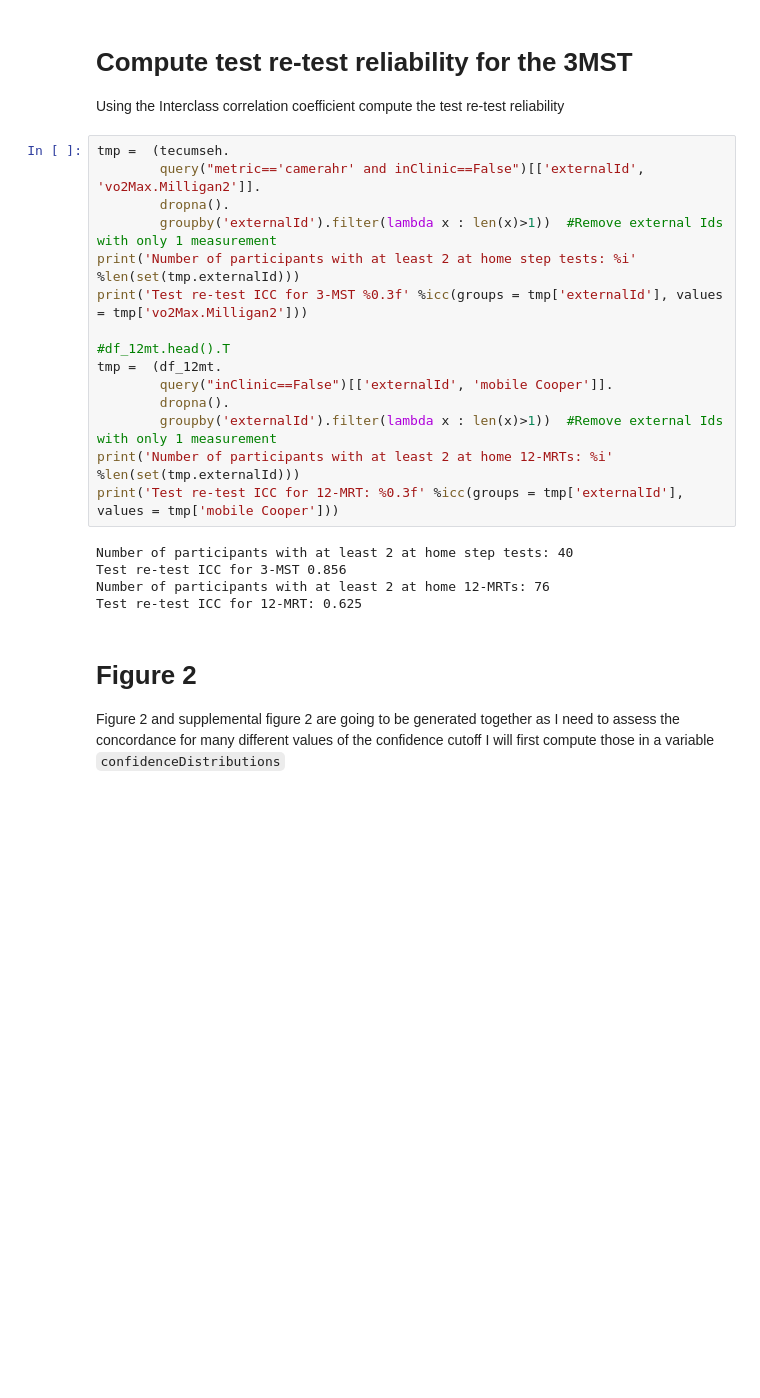
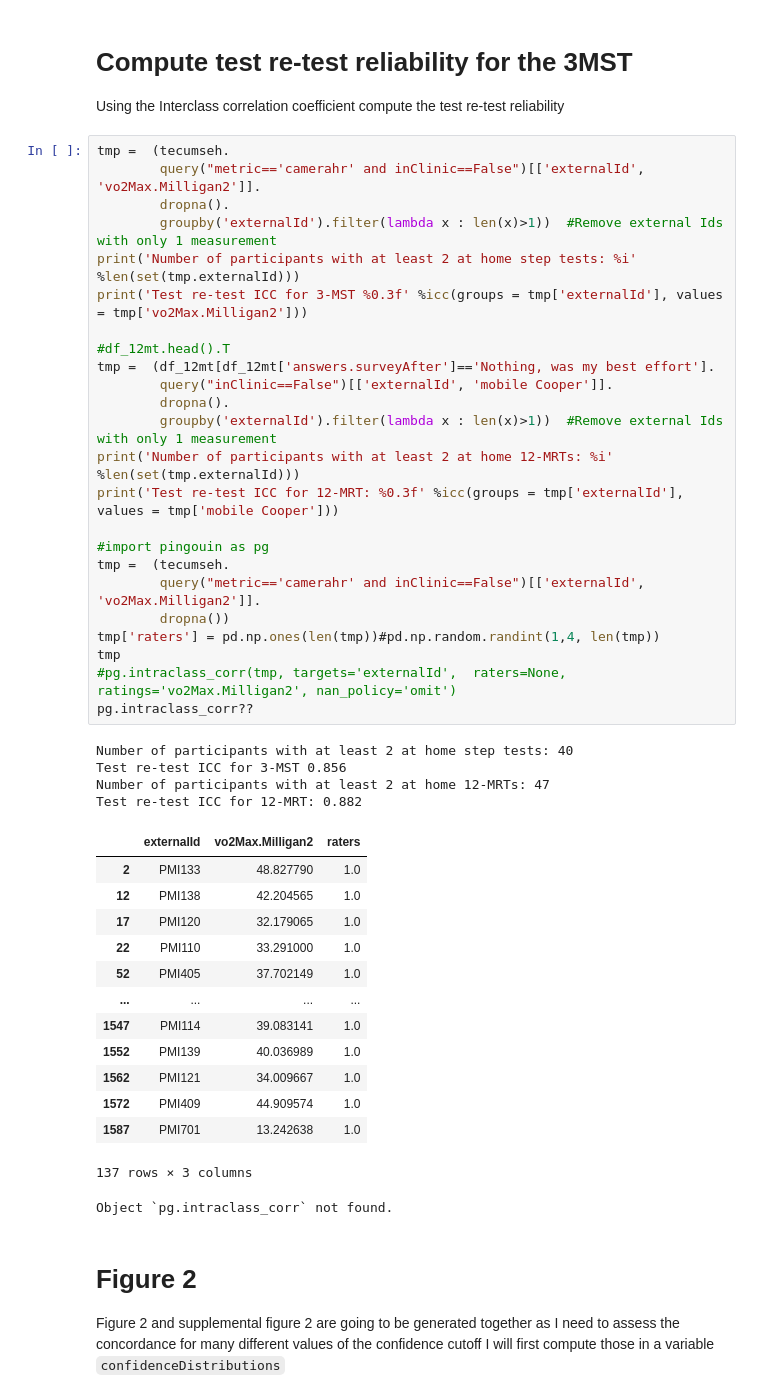
Before and after one commit to Sage-Bionetworks/CRF_validation_analysis, a Jupyter notebook: Figures.ipynb, the cells around one changed output. Saved outputs shown, nothing was run; the diff lists cells and outputs as text; blank space fills up the shorter version.

```diff
--- a/Figures.ipynb
+++ b/Figures.ipynb
@@ -510,23 +524,46 @@ Using the Interclass correlation coefficient compute the test re-test reliabilit
 # %%
 tmp =  (tecumseh.
         query("metric=='camerahr' and inClinic==False")[['externalId', 'vo2Max.Milligan2']].
         dropna().
         groupby('externalId').filter(lambda x : len(x)>1))  #Remove external Ids with only 1 measurement
 print('Number of participants with at least 2 at home step tests: %i'  %len(set(tmp.externalId)))
 print('Test re-test ICC for 3-MST %0.3f' %icc(groups = tmp['externalId'], values = tmp['vo2Max.Milligan2']))
 
 #df_12mt.head().T
-tmp =  (df_12mt.
+tmp =  (df_12mt[df_12mt['answers.surveyAfter']=='Nothing, was my best effort'].
         query("inClinic==False")[['externalId', 'mobile Cooper']].
         dropna().
         groupby('externalId').filter(lambda x : len(x)>1))  #Remove external Ids with only 1 measurement
 print('Number of participants with at least 2 at home 12-MRTs: %i'  %len(set(tmp.externalId)))
 print('Test re-test ICC for 12-MRT: %0.3f' %icc(groups = tmp['externalId'], values = tmp['mobile Cooper']))
+
+#import pingouin as pg
+tmp =  (tecumseh.
+        query("metric=='camerahr' and inClinic==False")[['externalId', 'vo2Max.Milligan2']].
+        dropna())
+tmp['raters'] = pd.np.ones(len(tmp))#pd.np.random.randint(1,4, len(tmp))
+tmp
+#pg.intraclass_corr(tmp, targets='externalId',  raters=None, ratings='vo2Max.Milligan2', nan_policy='omit')
+pg.intraclass_corr??
 # %% [output]
 Number of participants with at least 2 at home step tests: 40
 Test re-test ICC for 3-MST 0.856
-Number of participants with at least 2 at home 12-MRTs: 76
-Test re-test ICC for 12-MRT: 0.625
+Number of participants with at least 2 at home 12-MRTs: 47
+Test re-test ICC for 12-MRT: 0.882
+|  | externalId | vo2Max.Milligan2 | raters |
+| 2 | PMI133 | 48.827790 | 1.0 |
+| 12 | PMI138 | 42.204565 | 1.0 |
+| 17 | PMI120 | 32.179065 | 1.0 |
+| 22 | PMI110 | 33.291000 | 1.0 |
+| 52 | PMI405 | 37.702149 | 1.0 |
+| ... | ... | ... | ... |
+| 1547 | PMI114 | 39.083141 | 1.0 |
+| 1552 | PMI139 | 40.036989 | 1.0 |
+| 1562 | PMI121 | 34.009667 | 1.0 |
+| 1572 | PMI409 | 44.909574 | 1.0 |
+| 1587 | PMI701 | 13.242638 | 1.0 |
+137 rows × 3 columns
+Object `pg.intraclass_corr` not found.
 # %% [markdown]
 # Figure 2
 Figure 2 and supplemental figure 2 are going to be generated together as I need to assess the concordance for many  different values of the confidence cutoff I will first compute those in a variable `confidenceDistributions`
```
Also changed, not shown: parts of 13 cells of this notebook.
